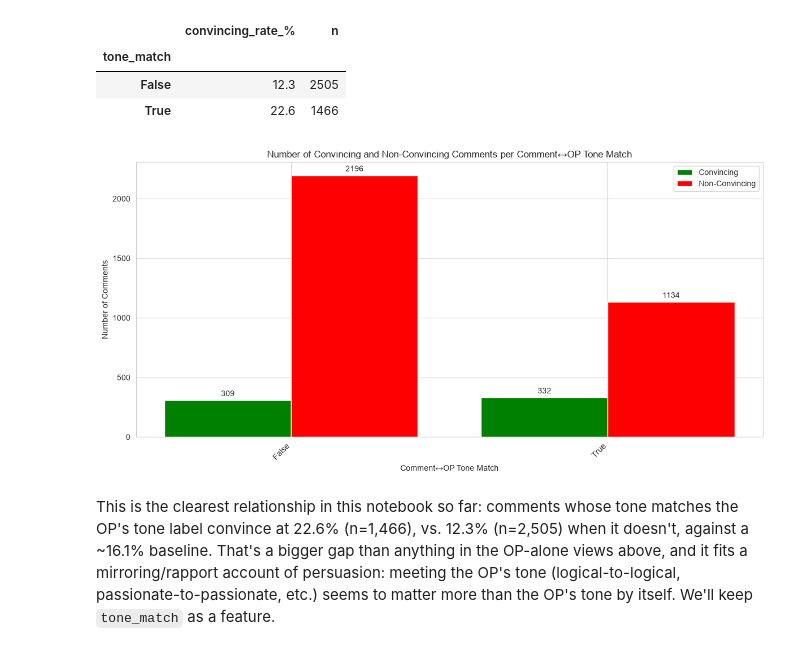
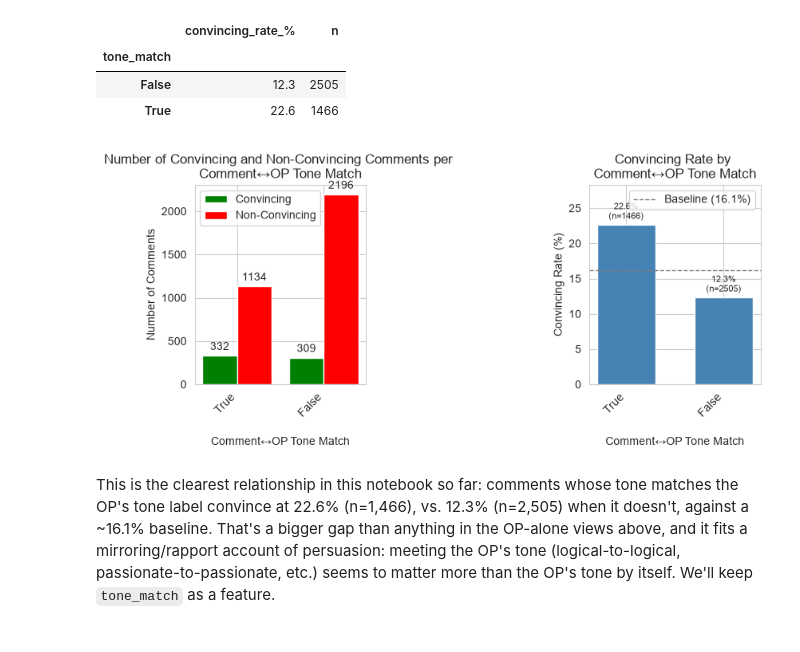
Before and after one commit to jct-nlp/change-my-view-2025, a Jupyter notebook: this work/03.3_feature_engineering_op_relation.ipynb, the cells around one changed output. Cells and saved outputs as stored; diff of their text form; code cells hidden in the pictures.

```diff
--- a/this work/03.3_feature_engineering_op_relation.ipynb
+++ b/this work/03.3_feature_engineering_op_relation.ipynb
@@ -333,9 +334,9 @@ Baseline convincing rate: 16.1%
 | False | 12.3 | 2505 |
 | True | 22.6 | 1466 |
 # %%
-common_functions.plot_category_histogram(comments_df, 'tone_match', 'Comment↔OP Tone Match')
+common_functions.plot_category_histogram(comments_df, 'tone_match', '\nComment↔OP Tone Match', show_counts=True, figsize=(4, 4), panel_gap=1.3)
 # %% [output]
-[figure, old version]
+[figure, new version]
 # %% [markdown]
 This is the clearest relationship in this notebook so far: comments whose tone matches the OP's tone label convince at 22.6% (n=1,466), vs. 12.3% (n=2,505) when it doesn't, against a ~16.1% baseline. That's a bigger gap than anything in the OP-alone views above, and it fits a mirroring/rapport account of persuasion: meeting the OP's tone (logical-to-logical, passionate-to-passionate, etc.) seems to matter more than the OP's tone by itself. We'll keep `tone_match` as a feature.
 # %% [markdown]
```
Also changed, not shown: parts of 3 cells of this notebook.
